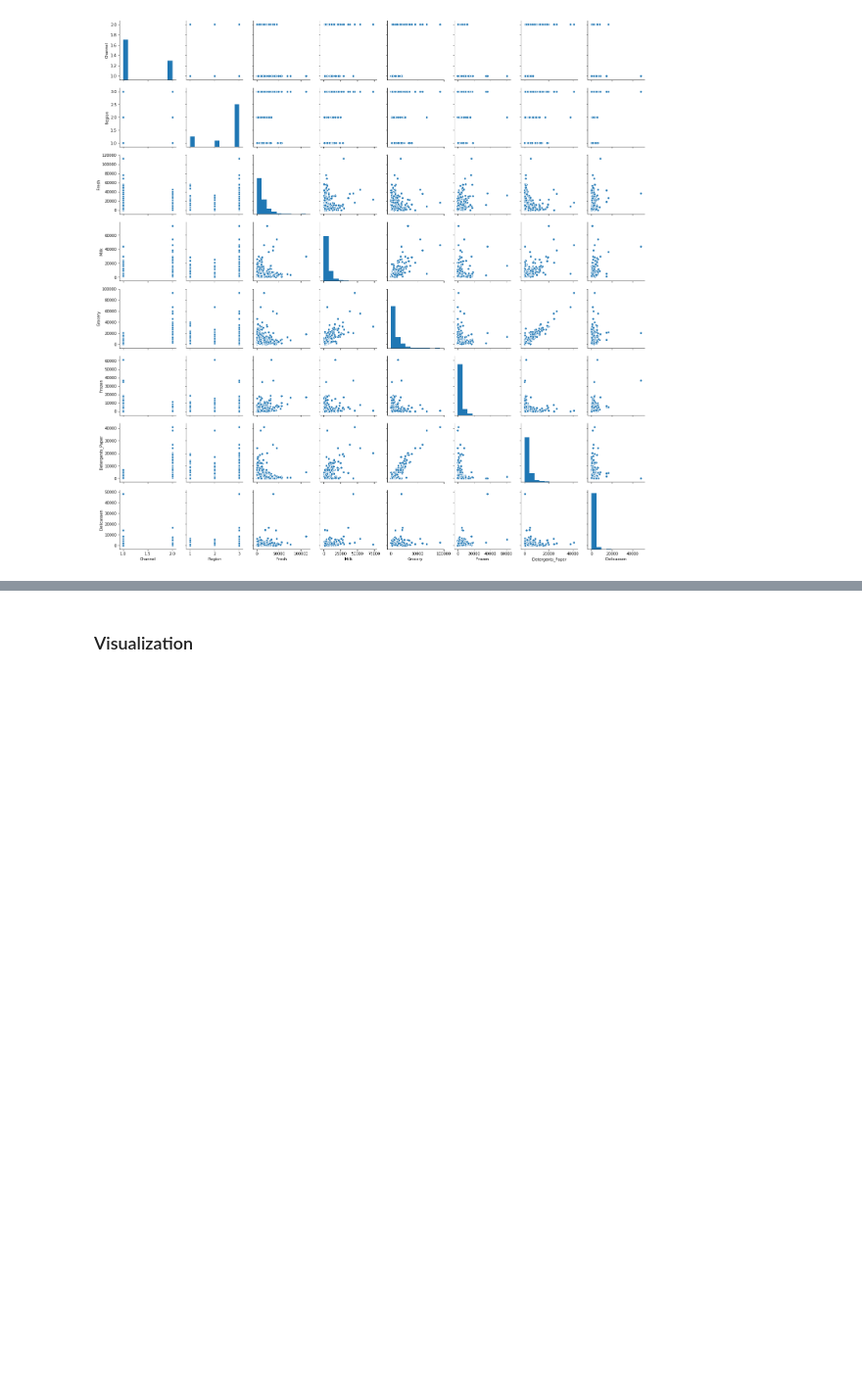
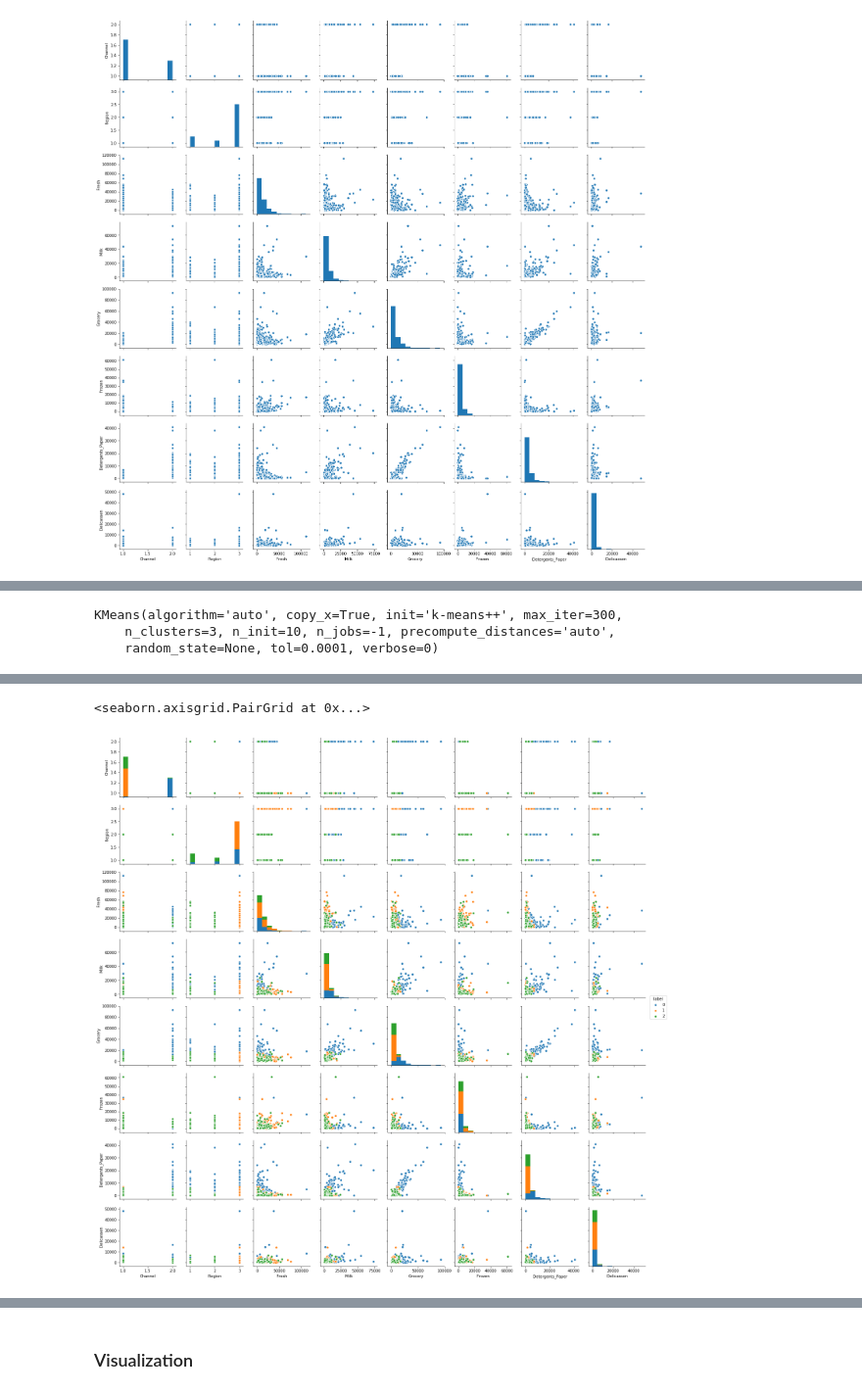
Before and after one commit to AkerkeKesha/machine-learning, a Jupyter notebook: A8/A8_Kmeans_Balgabekova.ipynb, the cells around one changed output, grey strips where cells are left out. Shown: that part at 98% size. Saved outputs shown, nothing was run; the diff lists cells and outputs as text; code cells hidden in the pictures; blank space fills up the shorter version.

```diff
--- a/A8/A8_Kmeans_Balgabekova.ipynb
+++ b/A8/A8_Kmeans_Balgabekova.ipynb
@@ -79,0 +94,14 @@ scaled = scaler.fit_transform(data)
+# %%
+# Naive KMeans
+km = KMeans(3, n_jobs=-1)
+km.fit(normalized)
+# %% [output]
+KMeans(algorithm='auto', copy_x=True, init='k-means++', max_iter=300,
+    n_clusters=3, n_init=10, n_jobs=-1, precompute_distances='auto',
+    random_state=None, tol=0.0001, verbose=0)
+# %%
+labels = km.predict(normalized)
+# %%
+%%time
+sns.pairplot(data.join(pd.Series(labels).rename("label")), hue="label", vars=data.columns)
+# %% [output]
@@ -79,0 +110,2 @@ scaled = scaler.fit_transform(data)
+<seaborn.axisgrid.PairGrid at 0x...>
+[figure, added]
```
Also changed, not shown: parts of 16 cells of this notebook.
